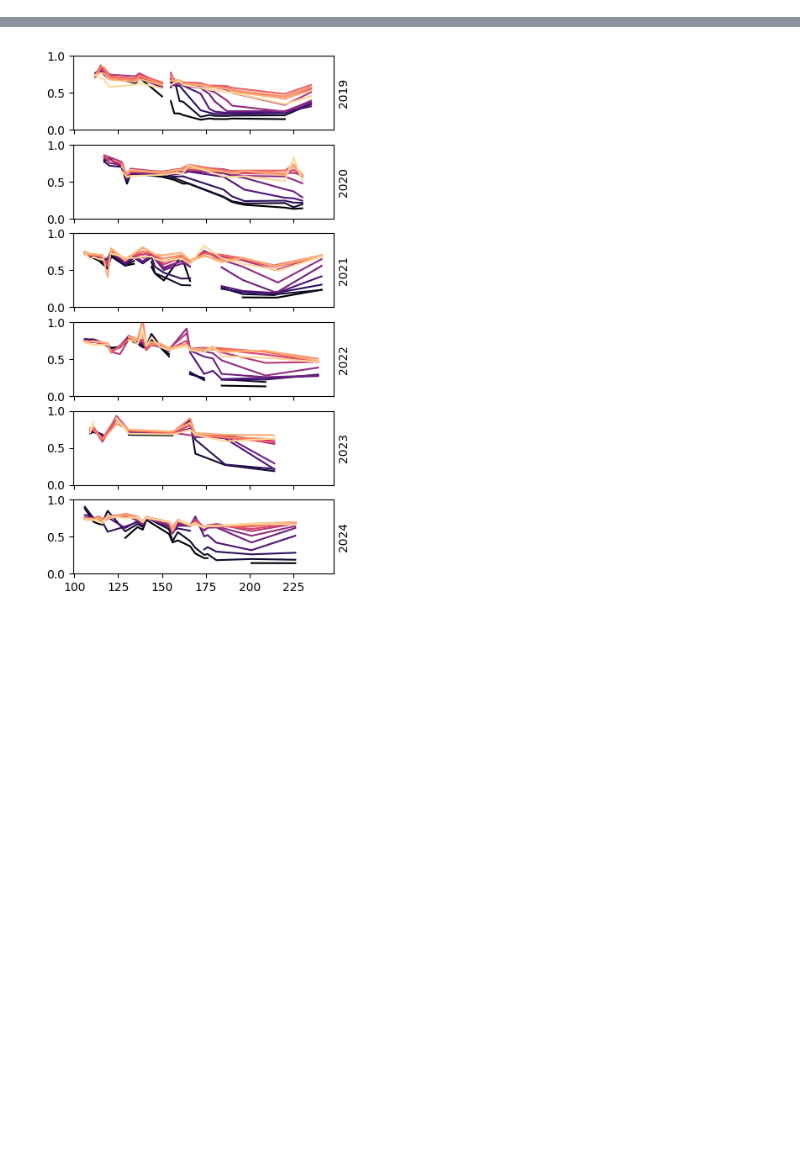
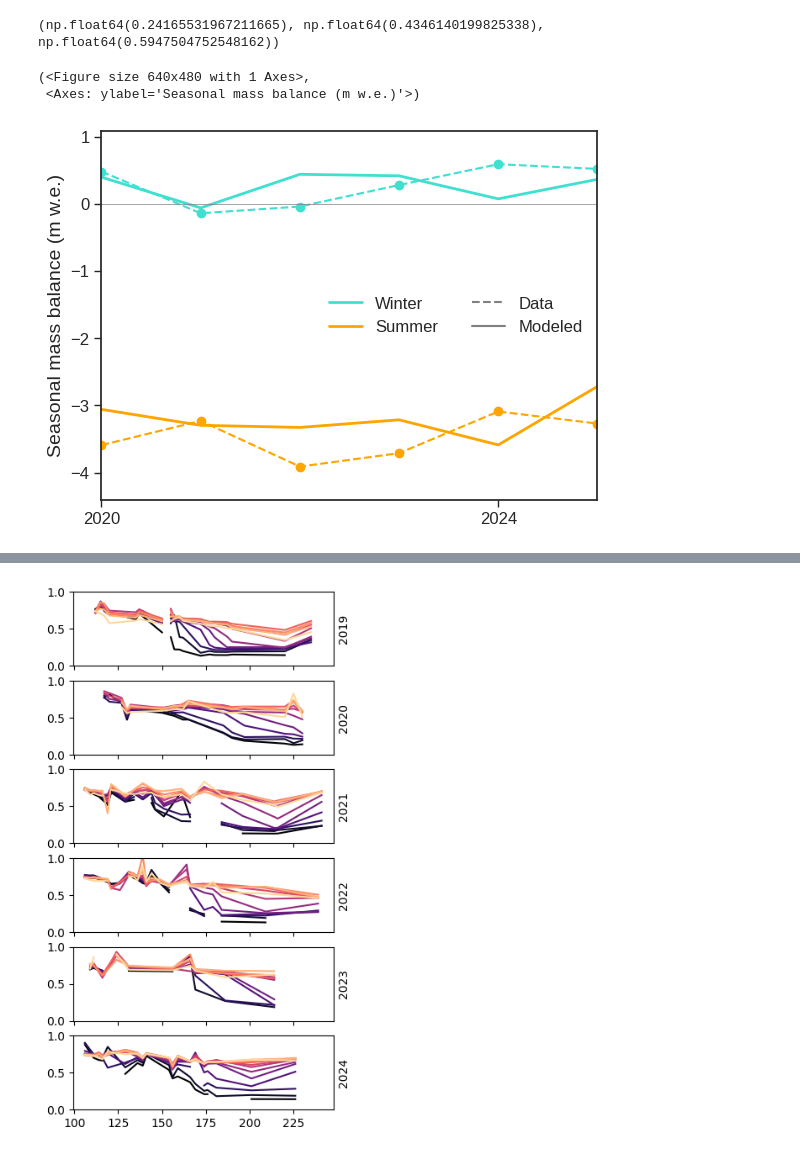
Before and after one commit to clairevwilson/PEBSI, a Jupyter notebook: compare_rs_albedo.ipynb, the cells around one changed output, grey strips where cells are left out. Drawn from its saved outputs; the diff is of its cells as text; code cells hidden in the pictures; blank space fills up the shorter version.

```diff
--- a/compare_rs_albedo.ipynb
+++ b/compare_rs_albedo.ipynb
@@ -124,0 +132,10 @@ plt.show()
+# %%
+from objectives import *
+ds = xr.open_dataset('/trace/group/rounce/cvwilson/Output/gulkanaAU_2025_12_05_base_long_0.nc')
+print(seasonal_mass_balance(ds))
+plot_seasonal_mass_balance(ds)
+# %% [output]
+(np.float64(0.24165531967211665), np.float64(0.4346140199825338), np.float64(0.5947504752548162))
+(<Figure size 640x480 with 1 Axes>,
+ <Axes: ylabel='Seasonal mass balance (m w.e.)'>)
+[figure, added]
```
Also changed, not shown: parts of 10 cells of this notebook.
